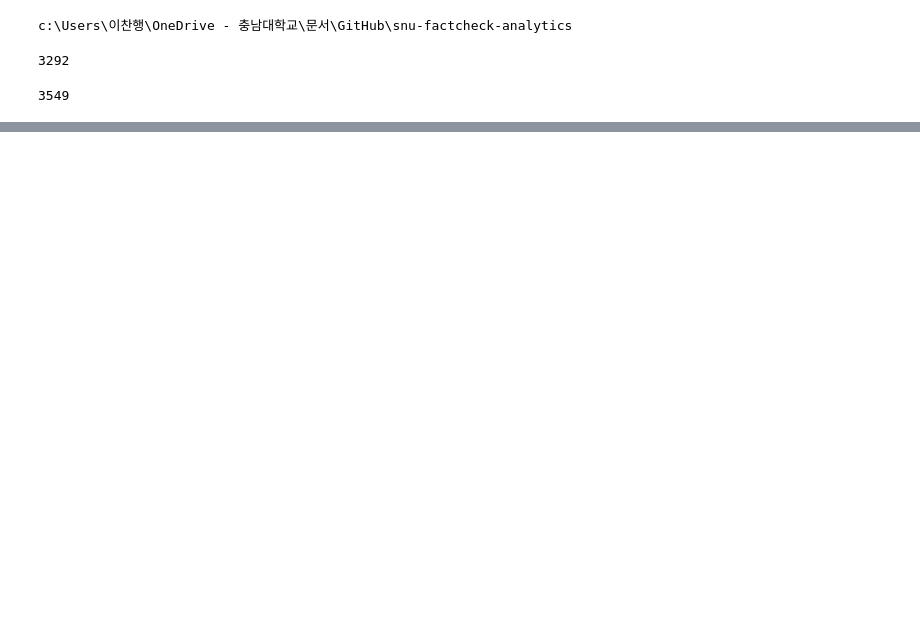
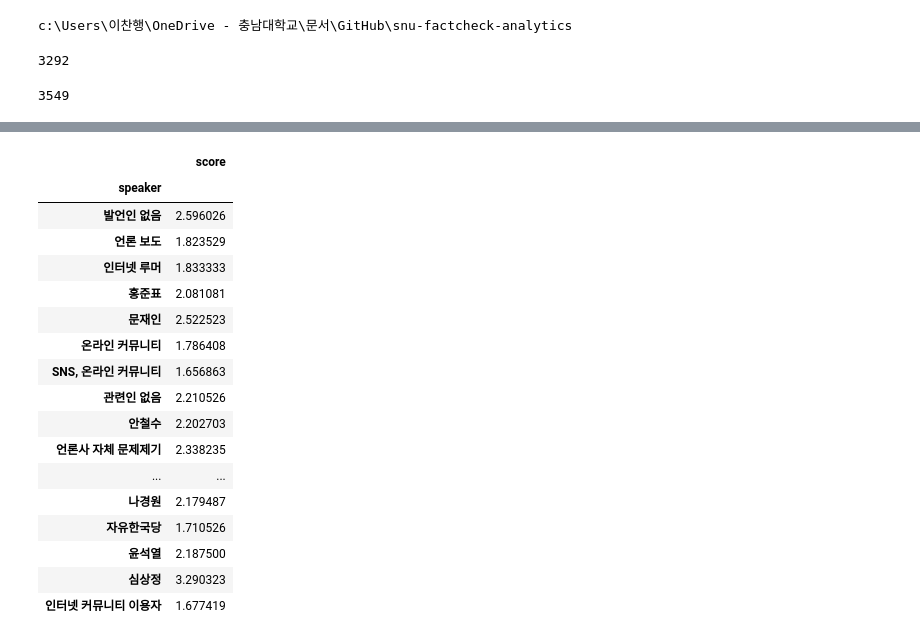
Before and after one commit to 2chanhaeng/snu-factcheck-analytics, a Jupyter notebook: scrap/snu-factcheck.ipynb, the cells around one changed output, grey strips where cells are left out. Saved outputs shown, nothing was run; the diff lists cells and outputs as text; code cells hidden in the pictures; blank space fills up the shorter version.

```diff
--- a/scrap/snu-factcheck.ipynb
+++ b/scrap/snu-factcheck.ipynb
@@ -50,0 +146,22 @@ for i, j in fc_dicts.items():
+# %%
+count_index = fc_df.groupby("speaker").count().sort_values("score", ascending=False).index
+fc_df[["speaker", "score"]].groupby("speaker").mean().sort_values("score", ascending=False).reindex(count_index).head(20)
+# %% [output]
+|  | score |
+| speaker |  |
+| 발언인 없음 | 2.596026 |
+| 언론 보도 | 1.823529 |
+| 인터넷 루머 | 1.833333 |
+| 홍준표 | 2.081081 |
+| 문재인 | 2.522523 |
+| 온라인 커뮤니티 | 1.786408 |
+| SNS, 온라인 커뮤니티 | 1.656863 |
+| 관련인 없음 | 2.210526 |
+| 안철수 | 2.202703 |
+| 언론사 자체 문제제기 | 2.338235 |
+| ... | ... |
+| 나경원 | 2.179487 |
+| 자유한국당 | 1.710526 |
+| 윤석열 | 2.187500 |
+| 심상정 | 3.290323 |
+| 인터넷 커뮤니티 이용자 | 1.677419 |
```
Also changed, not shown: parts of 15 cells of this notebook.
